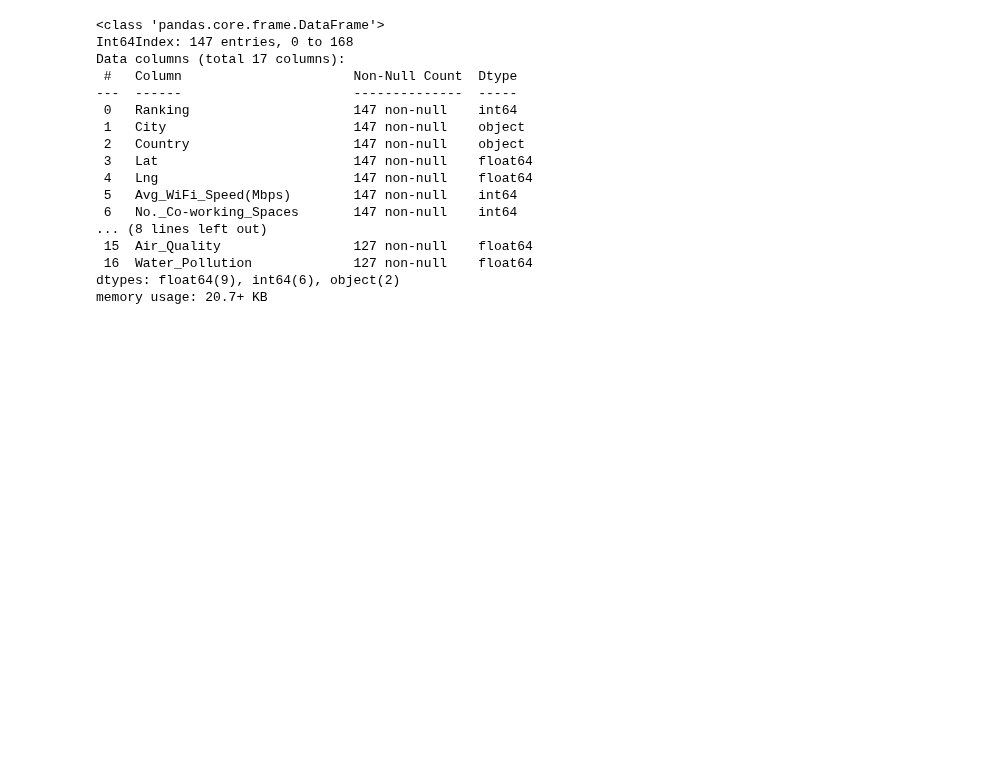
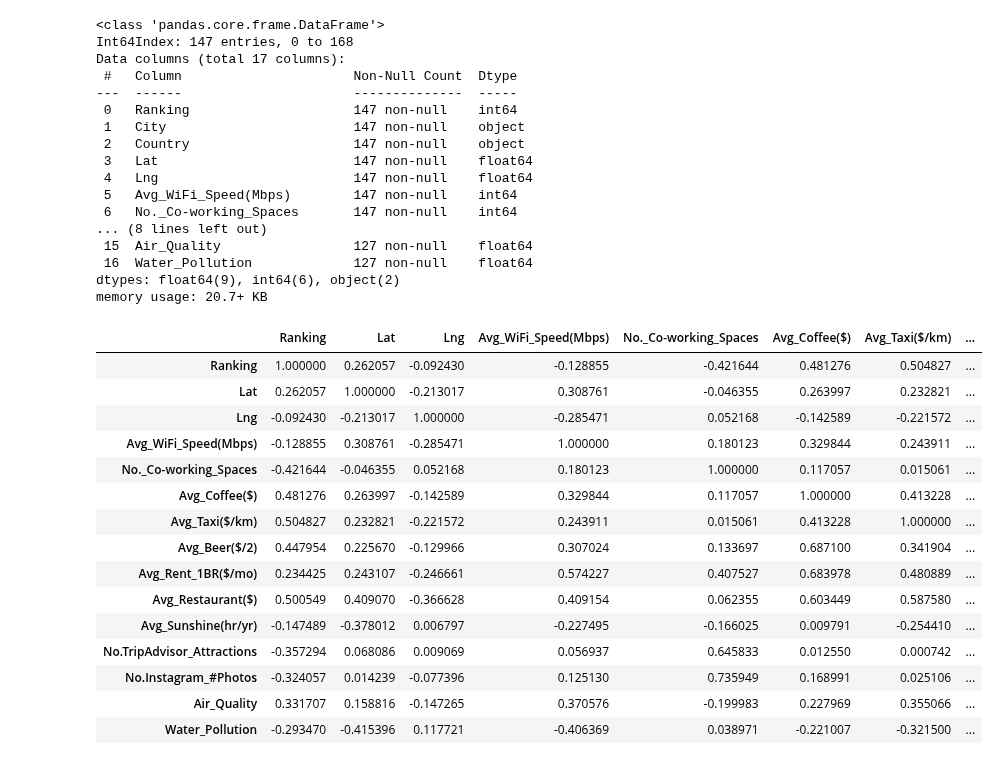
Before and after one commit to simpelaki/project_3, a Jupyter notebook: static/project3.ipynb, the cells around one changed output. Drawn from its saved outputs; the diff is of its cells as text; code cells hidden in the pictures; blank space fills up the shorter version.

```diff
--- a/static/project3.ipynb
+++ b/static/project3.ipynb
@@ -462,3 +462,22 @@ jsonFilePath2 = r'resources/merged.json'
 
 # Call the make_json function
 make_json(csvFilePath2, jsonFilePath2)
+# %%
+merged_df.corr()
+# %% [output]
+|  | Ranking | Lat | Lng | Avg_WiFi_Speed(Mbps) | No._Co-working_Spaces | Avg_Coffee($) | Avg_Taxi($/km) | ... |
+| Ranking | 1.000000 | 0.262057 | -0.092430 | -0.128855 | -0.421644 | 0.481276 | 0.504827 | ... |
+| Lat | 0.262057 | 1.000000 | -0.213017 | 0.308761 | -0.046355 | 0.263997 | 0.232821 | ... |
+| Lng | -0.092430 | -0.213017 | 1.000000 | -0.285471 | 0.052168 | -0.142589 | -0.221572 | ... |
+| Avg_WiFi_Speed(Mbps) | -0.128855 | 0.308761 | -0.285471 | 1.000000 | 0.180123 | 0.329844 | 0.243911 | ... |
+| No._Co-working_Spaces | -0.421644 | -0.046355 | 0.052168 | 0.180123 | 1.000000 | 0.117057 | 0.015061 | ... |
+| Avg_Coffee($) | 0.481276 | 0.263997 | -0.142589 | 0.329844 | 0.117057 | 1.000000 | 0.413228 | ... |
+| Avg_Taxi($/km) | 0.504827 | 0.232821 | -0.221572 | 0.243911 | 0.015061 | 0.413228 | 1.000000 | ... |
+| Avg_Beer($/2) | 0.447954 | 0.225670 | -0.129966 | 0.307024 | 0.133697 | 0.687100 | 0.341904 | ... |
+| Avg_Rent_1BR($/mo) | 0.234425 | 0.243107 | -0.246661 | 0.574227 | 0.407527 | 0.683978 | 0.480889 | ... |
+| Avg_Restaurant($) | 0.500549 | 0.409070 | -0.366628 | 0.409154 | 0.062355 | 0.603449 | 0.587580 | ... |
+| Avg_Sunshine(hr/yr) | -0.147489 | -0.378012 | 0.006797 | -0.227495 | -0.166025 | 0.009791 | -0.254410 | ... |
+| No.TripAdvisor_Attractions | -0.357294 | 0.068086 | 0.009069 | 0.056937 | 0.645833 | 0.012550 | 0.000742 | ... |
+| No.Instagram_#Photos | -0.324057 | 0.014239 | -0.077396 | 0.125130 | 0.735949 | 0.168991 | 0.025106 | ... |
+| Air_Quality | 0.331707 | 0.158816 | -0.147265 | 0.370576 | -0.199983 | 0.227969 | 0.355066 | ... |
+| Water_Pollution | -0.293470 | -0.415396 | 0.117721 | -0.406369 | 0.038971 | -0.221007 | -0.321500 | ... |
```
Also changed, not shown: parts of 2 cells of this notebook, 6 other files.
